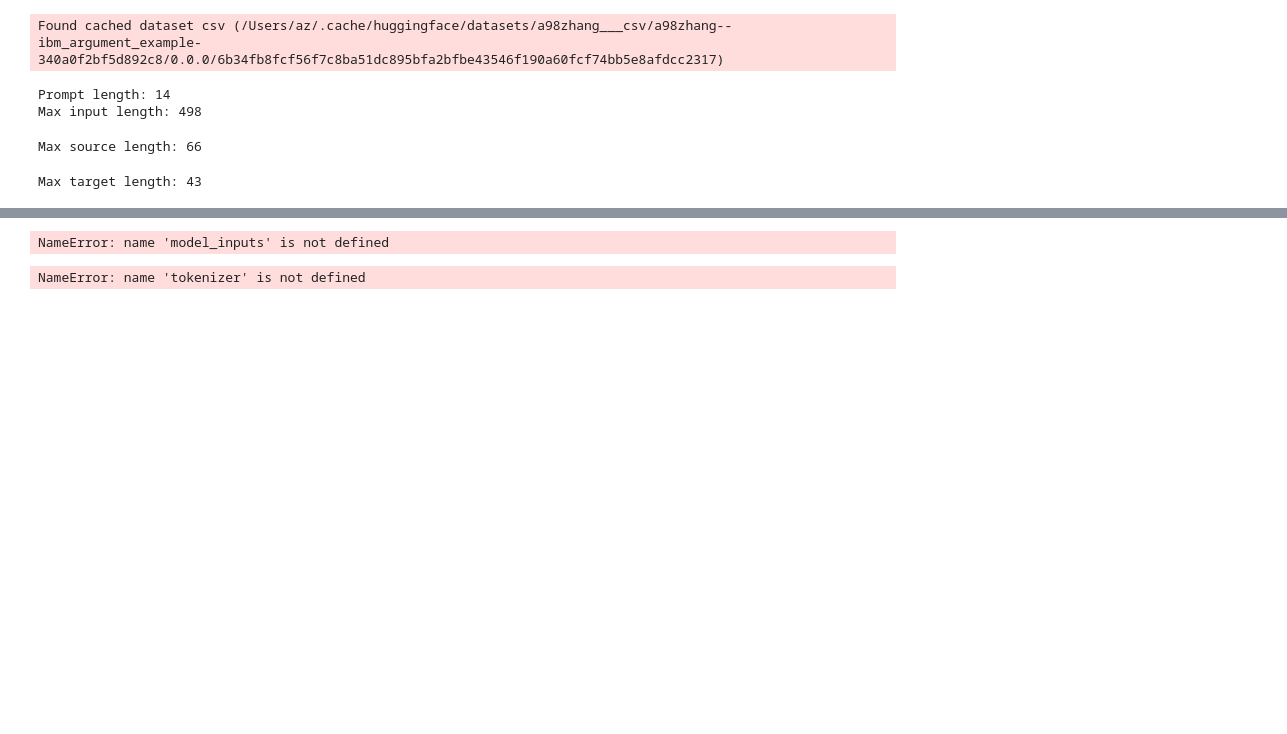
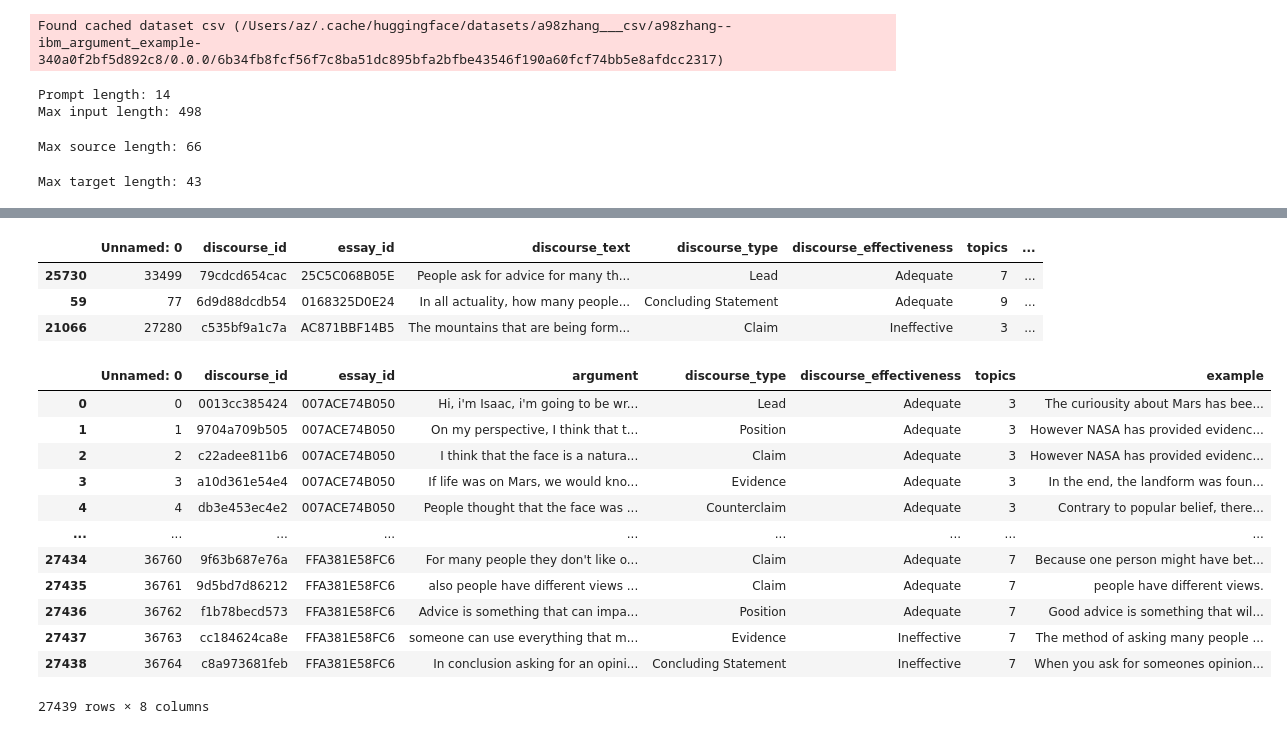
Before and after one commit to anjali-rgpt/argue-better, a Jupyter notebook: ibm30k.ipynb, the cells around one changed output, grey strips where cells are left out. Saved outputs shown, nothing was run; the diff lists cells and outputs as text; code cells hidden in the pictures; blank space fills up the shorter version.

Commit message:
finetune_gpt2_example

```diff
--- a/ibm30k.ipynb
+++ b/ibm30k.ipynb
@@ -170,8 +152,26 @@ model_inputs["labels"] = labels["input_ids"]
-# %%
-model_inputs
-# %% [output]
-NameError: name 'model_inputs' is not defined
-# %%
-tokenizer.model_max_length
-# %% [output]
-NameError: name 'tokenizer' is not defined
+# %%
+import pandas as pd
+df = pd.read_csv('data/effective/dataset_with_best_example_and_topic.csv')
+df.sample(3)
+# %% [output]
+|  | Unnamed: 0 | discourse_id | essay_id | discourse_text | discourse_type | discourse_effectiveness | topics | ... |
+| 25730 | 33499 | 79cdcd654cac | 25C5C068B05E | People ask for advice for many th... | Lead | Adequate | 7 | ... |
+| 59 | 77 | 6d9d88dcdb54 | 0168325D0E24 | In all actuality, how many people... | Concluding Statement | Adequate | 9 | ... |
+| 21066 | 27280 | c535bf9a1c7a | AC871BBF14B5 | The mountains that are being form... | Claim | Ineffective | 3 | ... |
+# %%
+df = df.rename(columns={'discourse_text':'argument','predictions':'example'})
+df
+# %% [output]
+|  | Unnamed: 0 | discourse_id | essay_id | argument | discourse_type | discourse_effectiveness | topics | example |
+| 0 | 0 | 0013cc385424 | 007ACE74B050 | Hi, i'm Isaac, i'm going to be wr... | Lead | Adequate | 3 | The curiousity about Mars has bee... |
+| 1 | 1 | 9704a709b505 | 007ACE74B050 | On my perspective, I think that t... | Position | Adequate | 3 | However NASA has provided evidenc... |
+| 2 | 2 | c22adee811b6 | 007ACE74B050 | I think that the face is a natura... | Claim | Adequate | 3 | However NASA has provided evidenc... |
+| 3 | 3 | a10d361e54e4 | 007ACE74B050 | If life was on Mars, we would kno... | Evidence | Adequate | 3 | In the end, the landform was foun... |
+| 4 | 4 | db3e453ec4e2 | 007ACE74B050 | People thought that the face was ... | Counterclaim | Adequate | 3 | Contrary to popular belief, there... |
+| ... | ... | ... | ... | ... | ... | ... | ... | ... |
+| 27434 | 36760 | 9f63b687e76a | FFA381E58FC6 | For many people they don't like o... | Claim | Adequate | 7 | Because one person might have bet... |
+| 27435 | 36761 | 9d5bd7d86212 | FFA381E58FC6 | also people have different views ... | Claim | Adequate | 7 | people have different views. |
+| 27436 | 36762 | f1b78becd573 | FFA381E58FC6 | Advice is something that can impa... | Position | Adequate | 7 | Good advice is something that wil... |
+| 27437 | 36763 | cc184624ca8e | FFA381E58FC6 | someone can use everything that m... | Evidence | Ineffective | 7 | The method of asking many people ... |
+| 27438 | 36764 | c8a973681feb | FFA381E58FC6 | In conclusion asking for an opini... | Concluding Statement | Ineffective | 7 | When you ask for someones opinion... |
+27439 rows × 8 columns
```
Also changed, not shown: parts of 7 cells of this notebook, 1 other file.
